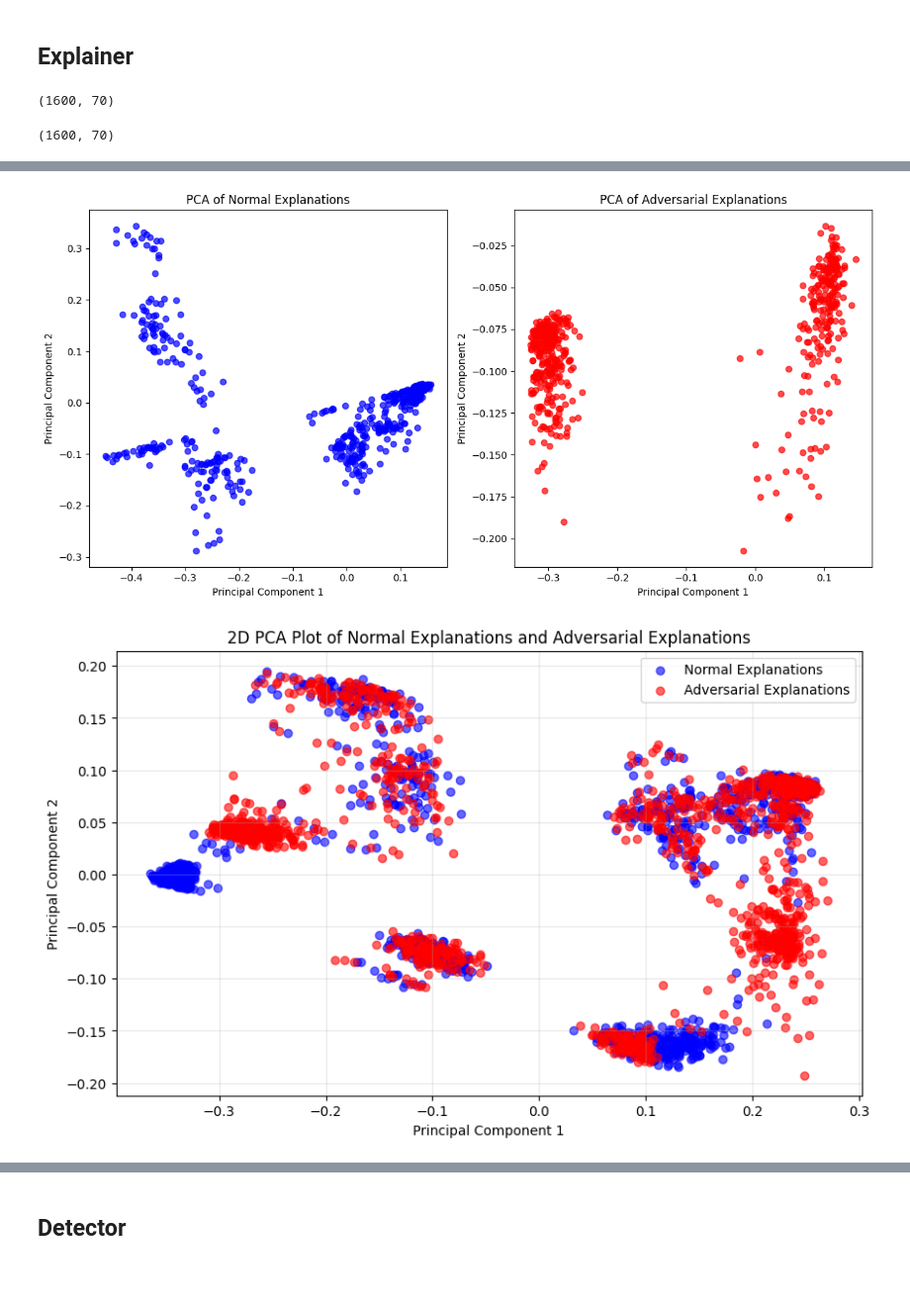
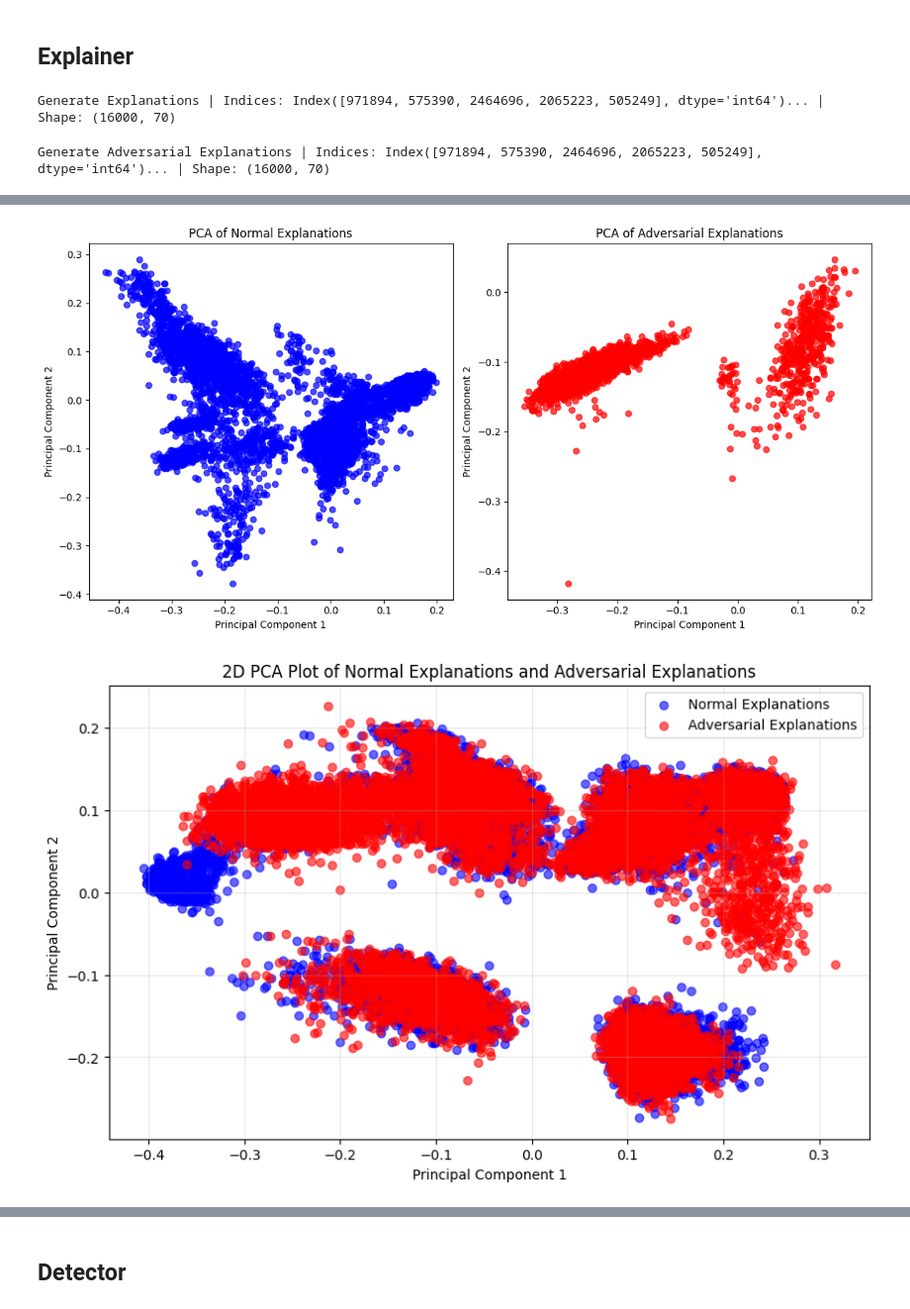
Before and after one commit to f-odc/xai-assisted-intrusion-detection, a Jupyter notebook: src/prototypes/delta.ipynb, the cells around one changed output, grey strips where cells are left out. Shown at 99% size. Drawn from its saved outputs; the diff is of its cells as text; code cells hidden in the pictures; blank space fills up the shorter version.

Commit message:
Evaluate prototype delta

```diff
--- a/src/prototypes/delta.ipynb
+++ b/src/prototypes/delta.ipynb
@@ -27,13 +27,15 @@ importlib.reload(dp)
 encoding_type = 0 # binary encoding
 norm_type = 0 # min-max normalization
 label_names = ['BENIGN', 'DDoS'] # labels to include
-sample_size = 1000 # sample size for each label -> 2 x sample_size = total samples
+sample_size = 10000 # sample size for each label -> 2 x sample_size = total samples
 
 dataset = dp.build_dataset(label_names)
 
 normalizer, zero_columns = dp.generate_normalizer(dataset, norm_type)
 
 feature_df, label_df, used_indices = dp.preprocess_data(dataset, encoding_type, normalizer, zero_columns, sample_size=sample_size, random_sample_state=42)
+print(f"Generate Features | Indices: {feature_df.index[:5]}... | Shape: {feature_df.shape}")
+print(f"Generate Labels | Indices: {label_df.index[:5]}... | Shape: {label_df.shape}")
 print(label_df.value_counts()) # -> will first show [0, 1] then [1, 0] if label number is equal
 # %% [output]
 -- Building CICIDS2017 dataset --
@@ -69,6 +71,10 @@ import functions.intrusion_detection_system as ids
 import importlib
 importlib.reload(ids)
 
-# build ids with complete dataset
+# TODO: build ids with complete dataset
+# build ids and evaluate it on test data
 ids_model = ids.build_intrusion_detection_system(X_train, y_train, X_test, y_test)
+# store prediction from X_train
+y_pred = ids.predict(ids_model, X_train, columns=y_train.columns)
+print(f"Predictions on Normal Data | Indices: {y_pred.index[:5]}... | Shape: {y_pred.shape}")
 # %% [output]
@@ -142,9 +168,0 @@ KeyboardInterrupt:
-# %%
-# convert y values
-y_pred = ids_model.predict(X_train)
-y_pred = (y_pred > 0.5)
-y_pred_binary = np.array(y_pred).argmin(axis=1) # 1 == BENIGN, 0 == MALICIOUS
-y_pred_adv_binary = np.array(y_pred_adv).argmin(axis=1)
-y_train_binary = np.array(y_train).argmin(axis=1)
-
-print(y_pred_binary.shape, y_pred_adv_binary.shape, y_train_binary.shape)
@@ -162,0 +169,19 @@ ATTACK sample misclassified as BENIGN due to adversarial attack: 534
+# %%
+# find correctly classified samples
+benign_indices = y_train[y_train['BENIGN'] == 1].index
+print(f"Benign Samples: {len(benign_indices)}")
+benign_adv_predicted_indices = y_pred[y_pred['BENIGN'] == 1].index
+print(f"    Predicted Benign Samples on Normal Data: {len(benign_adv_predicted_indices)}")
+benign_predicted_adversarial_indices = y_pred_adv[y_pred_adv['BENIGN'] == 1].index
+print(f"    Predicted Benign Samples on Adversarial Data: {len(benign_predicted_adversarial_indices)}")
+attack_indices = y_train[y_train['ATTACK'] == 1].index
+print(f"Attack Samples: {len(attack_indices)}")
+attack_adv_predicted_indices = y_pred[y_pred['ATTACK'] == 1].index
+print(f"    Predicted Attack Samples on Normal Data: {len(attack_adv_predicted_indices)}")
+attack_predicted_adversarial_indices = y_pred_adv[y_pred_adv['ATTACK'] == 1].index
+print(f"    Predicted Attack Samples on Adversarial Data: {len(attack_predicted_adversarial_indices)}")
+print("-----------------------------")
+correctly_benign_classified_indices = benign_indices.intersection(benign_adv_predicted_indices)
+print(f"Correctly classified as BENIGN from the IDS: {len(correctly_benign_classified_indices)} | Indices: {correctly_benign_classified_indices[:3]}")
+misclassified_as_benign_due_attack_indices = attack_indices.intersection(attack_adv_predicted_indices).intersection(benign_predicted_adversarial_indices)
+print(f"ATTACK sample misclassified as BENIGN due to adversarial attack: {len(misclassified_as_benign_due_attack_indices)} | Indices: {misclassified_as_benign_due_attack_indices[:3]}")
@@ -180,15 +215,15 @@ importlib.reload(exp)
 explainer = exp.generate_shap_explainer(ids_model, X_train)
 
 shap_values, shap_values_df = exp.generate_shap_values(explainer, X_train)
-print(shap_values_df.shape)
+print(f"Generate Explanations | Indices: {shap_values_df.index[:5]}... | Shape: {shap_values_df.shape}")
 
 shap_values_adv, shap_values_adv_df = exp.generate_shap_values(explainer, X_adv)
-print(shap_values_adv_df.shape)
+print(f"Generate Adversarial Explanations | Indices: {shap_values_adv_df.index[:5]}... | Shape: {shap_values_adv_df.shape}")
 # %% [output]
-(1600, 70)
+Generate Explanations | Indices: Index([971894, 575390, 2464696, 2065223, 505249], dtype='int64')... | Shape: (16000, 70)
-(1600, 70)
+Generate Adversarial Explanations | Indices: Index([971894, 575390, 2464696, 2065223, 505249], dtype='int64')... | Shape: (16000, 70)
 # %%
-visualizer.visualize_data_distribution(shap_values_df.iloc[correctly_benign_classified_indices], 'Normal Explanations', shap_values_adv_df.iloc[misclassified_as_benign_due_attack_indices], 'Adversarial Explanations')
-visualizer.pca_visualization_side_by_side(shap_values_df.iloc[correctly_benign_classified_indices], 'Normal Explanations', shap_values_adv_df.iloc[misclassified_as_benign_due_attack_indices], 'Adversarial Explanations')
+visualizer.visualize_data_distribution(shap_values_df.loc[correctly_benign_classified_indices], 'Normal Explanations', shap_values_adv_df.loc[misclassified_as_benign_due_attack_indices], 'Adversarial Explanations')
+visualizer.pca_visualization_side_by_side(shap_values_df.loc[correctly_benign_classified_indices], 'Normal Explanations', shap_values_adv_df.loc[misclassified_as_benign_due_attack_indices], 'Adversarial Explanations')
 visualizer.visualize_data_distribution(shap_values_df, 'Normal Explanations', shap_values_adv_df, 'Adversarial Explanations')
 # %% [output]
@@ -196,3 +231,3 @@ visualizer.visualize_data_distribution(shap_values_df, 'Normal Explanations', sh
-[figure, old version]
+[figure, new version]
-[figure, old version]
+[figure, new version]
 # %%
```
Also changed, not shown: parts of 39 cells of this notebook.
